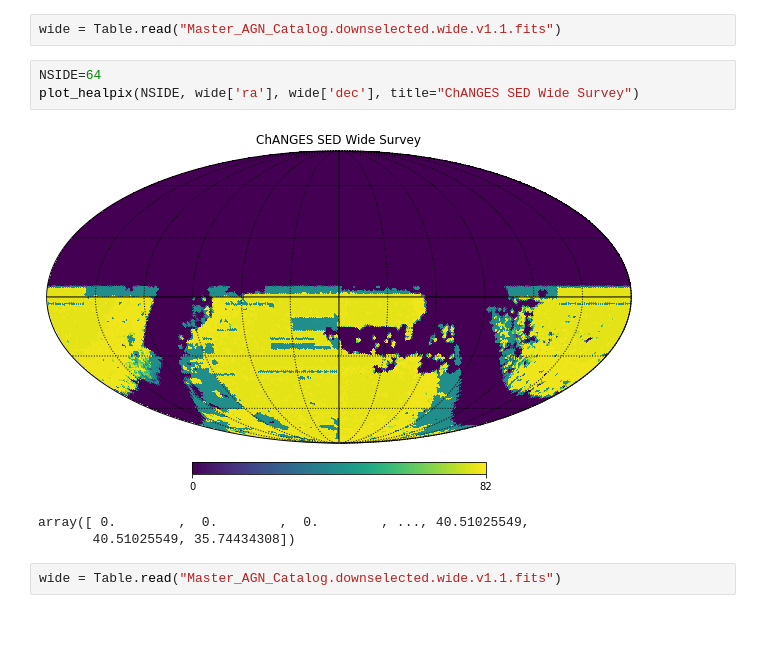
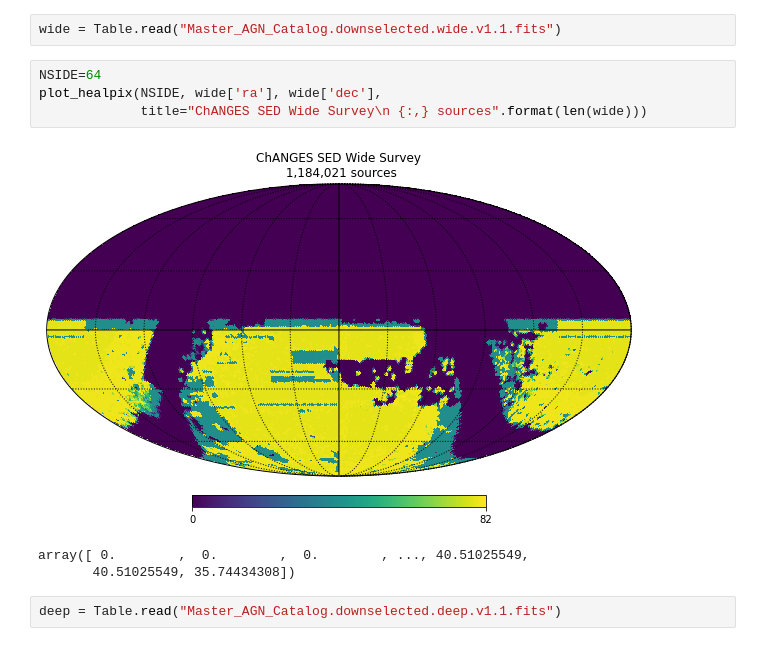
Before and after one commit to rjassef/ChANGES_SED_downselector, a Jupyter notebook: sky_distribution.ipynb, the cells around one changed output. Saved outputs shown, nothing was run; the diff lists cells and outputs as text.

Commit message:
Updated and added deep field selection

```diff
--- a/sky_distribution.ipynb
+++ b/sky_distribution.ipynb
@@ -55,10 +55,11 @@ def plot_healpix(NSIDE,ra=None,dc=None,fname=None,coord=None,rot=None,title="",c
 wide = Table.read("Master_AGN_Catalog.downselected.wide.v1.1.fits")
 # %%
 NSIDE=64
-plot_healpix(NSIDE, wide['ra'], wide['dec'], title="ChANGES SED Wide Survey")
+plot_healpix(NSIDE, wide['ra'], wide['dec'],
+             title="ChANGES SED Wide Survey\n {:,} sources".format(len(wide)))
 # %% [output]
-[figure, old version]
+[figure, new version]
 array([ 0.        ,  0.        ,  0.        , ..., 40.51025549,
        40.51025549, 35.74434308])
 # %%
-wide = Table.read("Master_AGN_Catalog.downselected.wide.v1.1.fits")
+deep = Table.read("Master_AGN_Catalog.downselected.deep.v1.1.fits")
```
Also changed, not shown: parts of 2 cells of this notebook, 3 other files.
